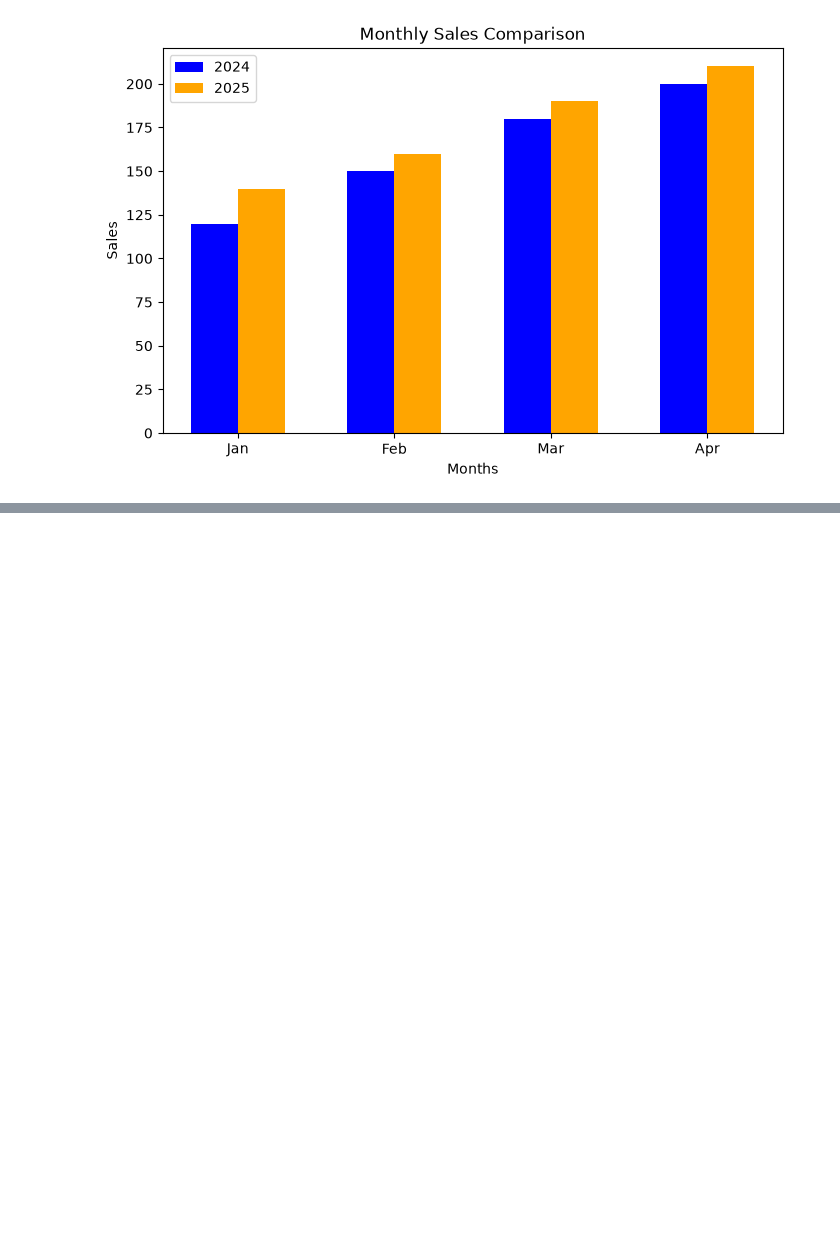
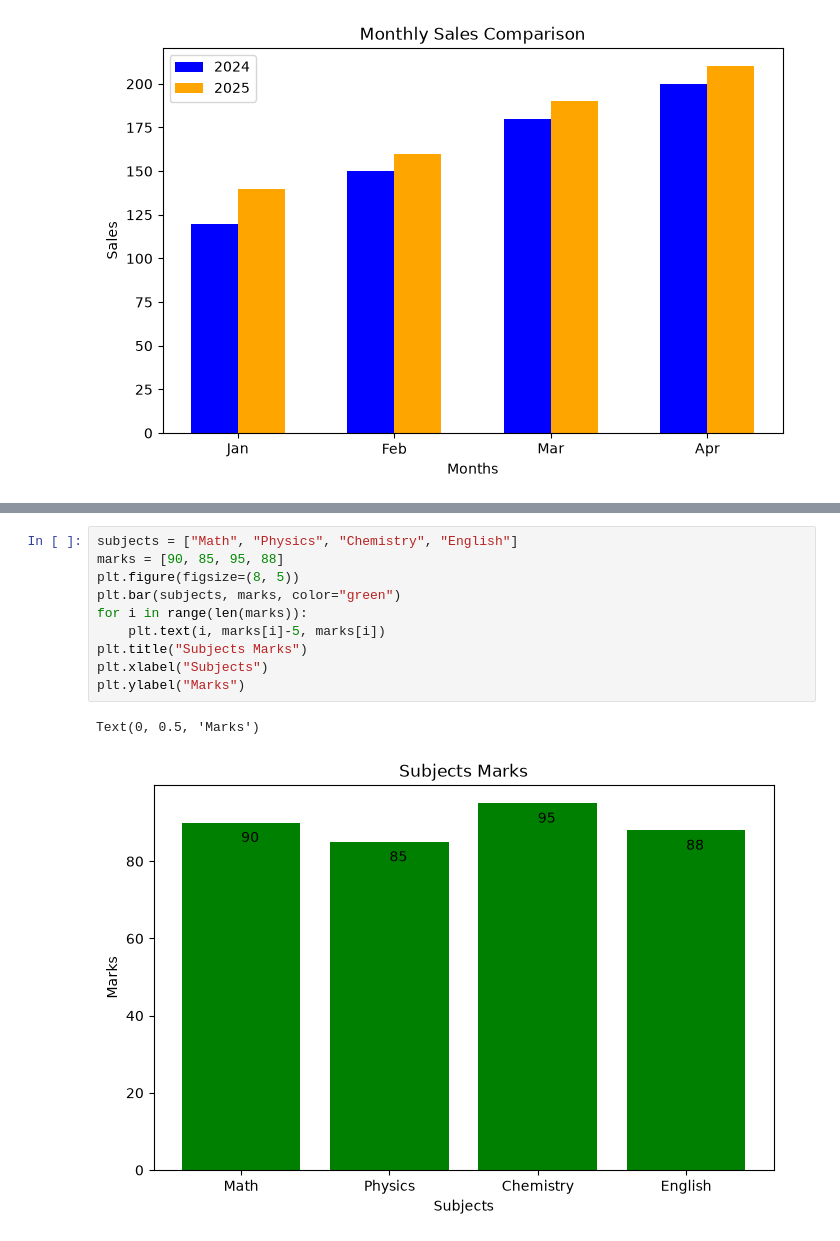
Before and after one commit to AKabhishek9/AIML-Basics, a Jupyter notebook: Data-Visualization/barChart.ipynb, the cells around one changed output, grey strips where cells are left out. Cells and saved outputs as stored; diff of their text form; blank space fills up the shorter version.

```diff
--- a/Data-Visualization/barChart.ipynb
+++ b/Data-Visualization/barChart.ipynb
@@ -82,0 +142,13 @@ plt.legend()
+# %%
+subjects = ["Math", "Physics", "Chemistry", "English"]
+marks = [90, 85, 95, 88]
+plt.figure(figsize=(8, 5))
+plt.bar(subjects, marks, color="green")
+for i in range(len(marks)):
+    plt.text(i, marks[i]-5, marks[i])
+plt.title("Subjects Marks")
+plt.xlabel("Subjects")
+plt.ylabel("Marks")
+# %% [output]
+Text(0, 0.5, 'Marks')
+[figure, added]
```
Also changed, not shown: parts of 3 cells of this notebook, 1 other file.
